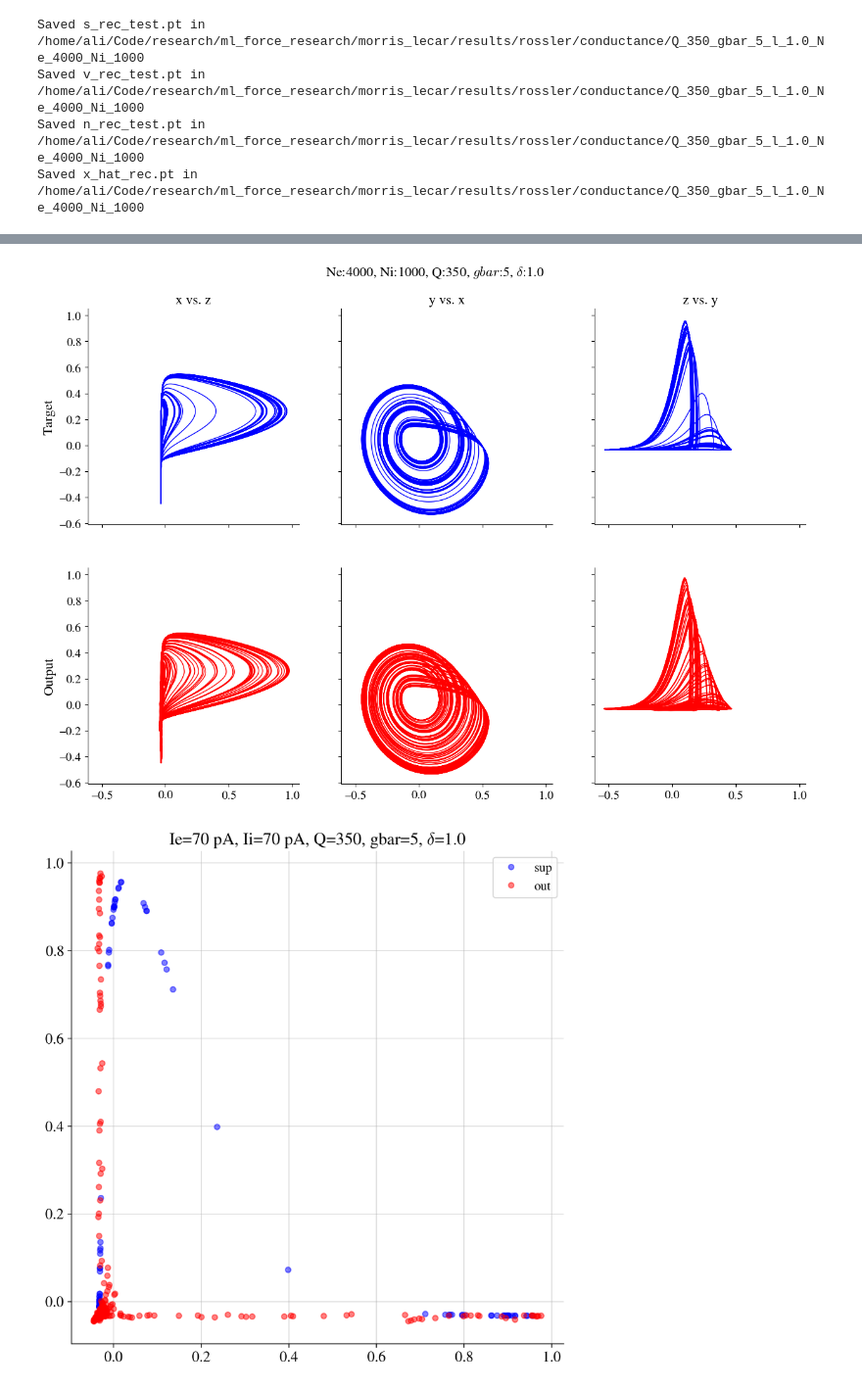
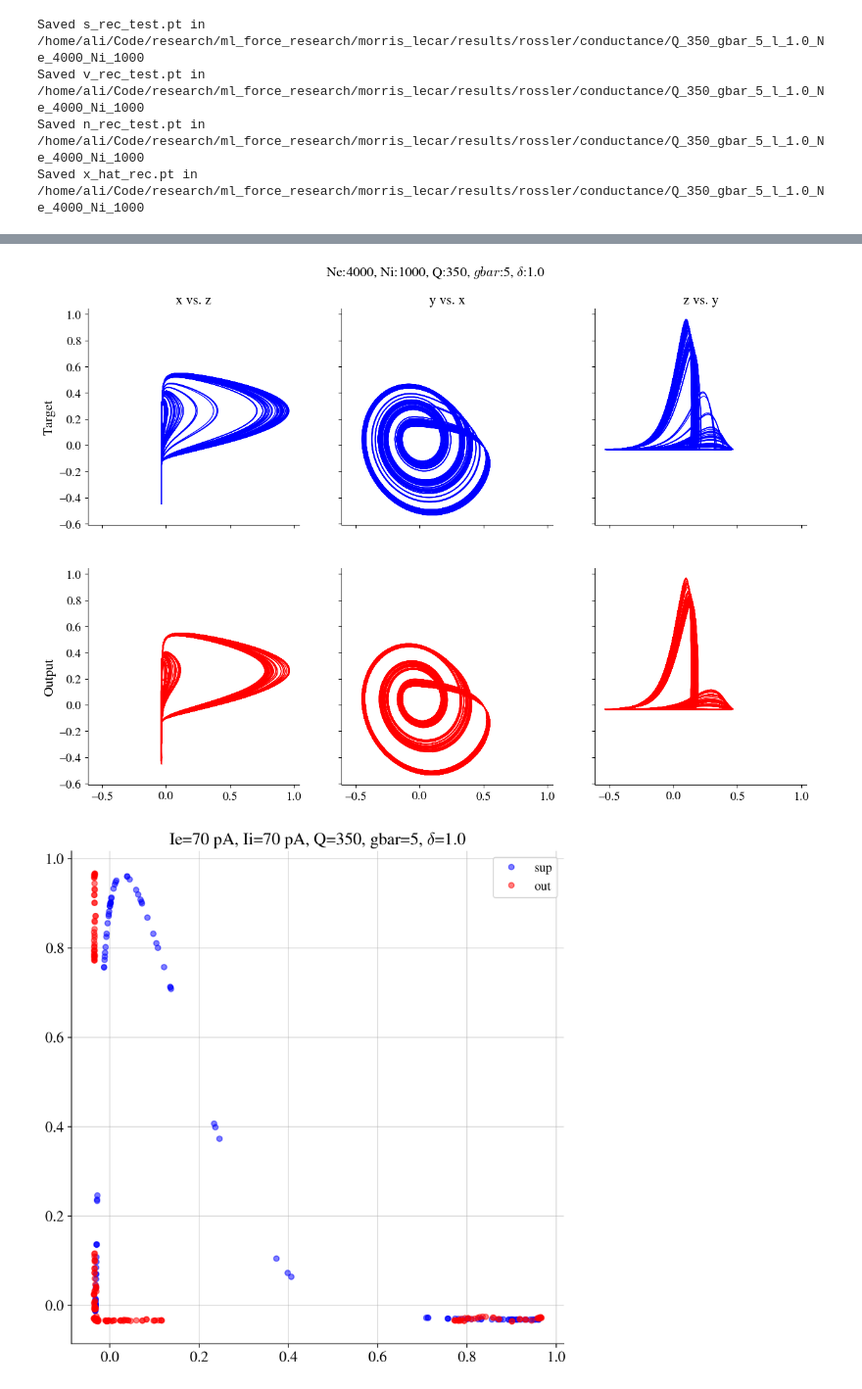
Before and after one commit to themahani/ml_force_research, a Jupyter notebook: morris_lecar/force_rossler.ipynb, the cells around one changed output, grey strips where cells are left out. Shown at 98% size. Drawn from its saved outputs; the diff is of its cells as text; code cells hidden in the pictures.

```diff
--- a/morris_lecar/force_rossler.ipynb
+++ b/morris_lecar/force_rossler.ipynb
@@ -18,7 +18,7 @@ np.random.seed(seed)
 torch.cuda.manual_seed(seed)
 torch.random.manual_seed(seed)
 
-T = 20000
+T = 30_000
 dt = 1e-1
 t = np.arange(0, T, dt)
 nt = t.size
@@ -331,41 +331,41 @@ ax[1, 0].set_ylabel("Output", fontsize=16)
 
 # plt.legend()
 plt.suptitle(fr"Ne:{NE}, Ni:{NI}, Q:{Q}, $gbar$:{gbar}, $\delta$:{delta}", y=0.95, fontsize=16)
-plt.savefig(os.path.join(save_path, f"N_{ml.N}_ff_{ff_coeff}_phase_space.png"), dpi=300, bbox_inches='tight')
+# plt.savefig(os.path.join(save_path, f"N_{ml.N}_ff_{ff_coeff}_phase_space.png"), dpi=300, bbox_inches='tight')
 plt.show(fig)
 # %% [output]
-[figure, old version]
+[figure, new version]
 # %%
 from scipy.signal import find_peaks
 # %%
 z = sup[-nt_test:, 2]
 z_hat = x_hat_rec[:, 2].cpu().numpy()
 
-dist = 50
+dist = 500
 
 peaks = z[find_peaks(z, distance=dist)[0]]
 # peaks = peaks[peaks > 0]
 peaks_hat = z_hat[find_peaks(z_hat, distance=dist)[0]]
 # peaks_hat = peaks_hat[peaks_hat > 0]
 
 ms = 5
 alpha = .5
 fig = plt.figure(figsize=(8, 8), dpi=300)
 ax = fig.add_axes(rect=(0.1, 0.1, 0.8, 0.8))
 ax.plot(peaks[:-1], peaks[1:], 'bo', ms=ms, label="sup", alpha=alpha)
 ax.plot(peaks_hat[:-1], peaks_hat[1:], 'ro', ms=ms, label="out", alpha=alpha)
 # plt.xlim(0.5, 3)
 # plt.ylim(0.5, 3)
 ax.grid(alpha=.5)
 ax.legend()
 # ax.set_xlim(0, .7)
 # ax.set_ylim(0, .7)
 ax.set_aspect('equal')
 ax.set_title(fr"Ie={Ie} pA, Ii={Ii} pA, Q={Q}, gbar={gbar}, $\delta$={delta}", fontsize=16)
-plt.savefig(os.path.join(save_path, f"N_{ml.N}_ff_{ff_coeff}_return_map_.png"), dpi=300, bbox_inches='tight')
+# plt.savefig(os.path.join(save_path, f"N_{ml.N}_ff_{ff_coeff}_return_map_.png"), dpi=300, bbox_inches='tight')
 plt.show()
 # %% [output]
-[figure, old version]
+[figure, new version]
 # %%
 hists = []
 for axis in range(sup.shape[1]):
```
Also changed, not shown: parts of 12 cells of this notebook, 2 other files.
